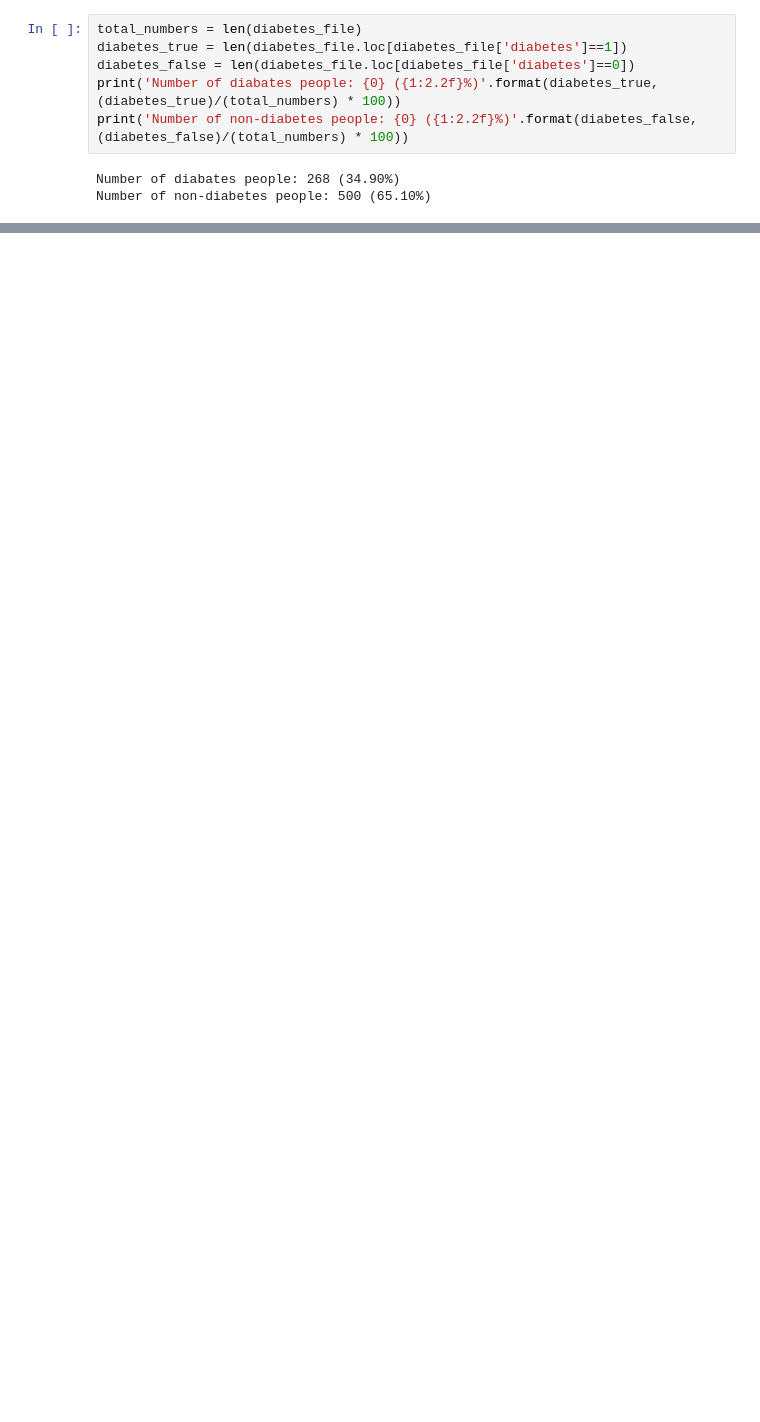
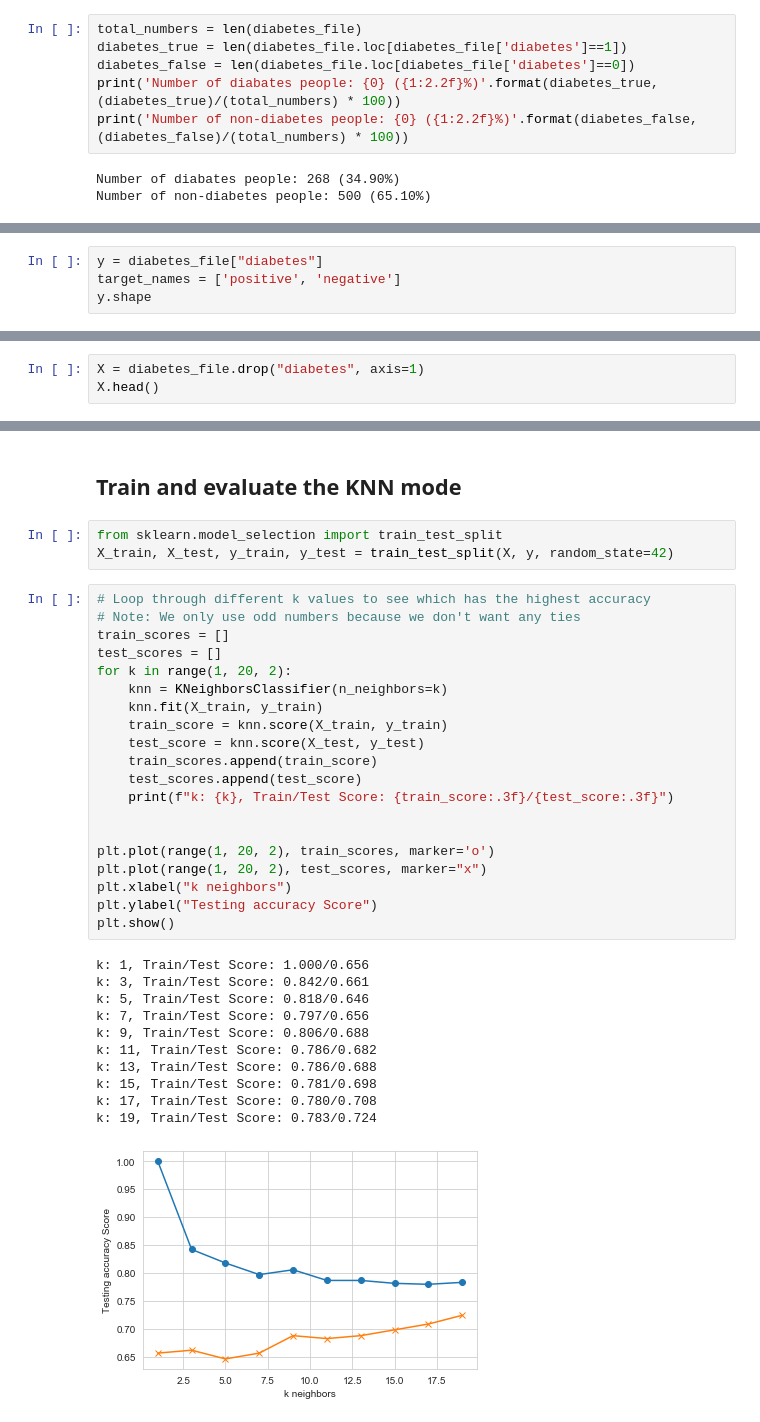
Before and after one commit to ruddysimon/Diabetes-Prediction, a Jupyter notebook: K-nearest neighbors algorithm diabetes-.ipynb, the cells around one changed output, grey strips where cells are left out. Drawn from its saved outputs; the diff is of its cells as text; blank space fills up the shorter version.

Commit message:
build knn model

```diff
--- a/K-nearest neighbors algorithm diabetes-.ipynb
+++ b/K-nearest neighbors algorithm diabetes-.ipynb
@@ -222,0 +274,4 @@ Number of non-diabetes people: 500 (65.10%)
+# %%
+y = diabetes_file["diabetes"]
+target_names = ['positive', 'negative']
+y.shape
@@ -222,0 +280,3 @@ Number of non-diabetes people: 500 (65.10%)
+# %%
+X = diabetes_file.drop("diabetes", axis=1)
+X.head()
@@ -222,0 +290,37 @@ Number of non-diabetes people: 500 (65.10%)
+# %% [markdown]
+## Train and evaluate the KNN mode
+# %%
+from sklearn.model_selection import train_test_split
+X_train, X_test, y_train, y_test = train_test_split(X, y, random_state=42)
+# %%
+# Loop through different k values to see which has the highest accuracy
+# Note: We only use odd numbers because we don't want any ties
+train_scores = []
+test_scores = []
+for k in range(1, 20, 2):
+    knn = KNeighborsClassifier(n_neighbors=k)
+    knn.fit(X_train, y_train)
+    train_score = knn.score(X_train, y_train)
+    test_score = knn.score(X_test, y_test)
+    train_scores.append(train_score)
+    test_scores.append(test_score)
+    print(f"k: {k}, Train/Test Score: {train_score:.3f}/{test_score:.3f}")
+
+
+plt.plot(range(1, 20, 2), train_scores, marker='o')
+plt.plot(range(1, 20, 2), test_scores, marker="x")
+plt.xlabel("k neighbors")
+plt.ylabel("Testing accuracy Score")
+plt.show()
+# %% [output]
+k: 1, Train/Test Score: 1.000/0.656
+k: 3, Train/Test Score: 0.842/0.661
+k: 5, Train/Test Score: 0.818/0.646
+k: 7, Train/Test Score: 0.797/0.656
+k: 9, Train/Test Score: 0.806/0.688
+k: 11, Train/Test Score: 0.786/0.682
+k: 13, Train/Test Score: 0.786/0.688
+k: 15, Train/Test Score: 0.781/0.698
+k: 17, Train/Test Score: 0.780/0.708
+k: 19, Train/Test Score: 0.783/0.724
+[figure, added]
```
Also changed, not shown: parts of 10 cells of this notebook.
